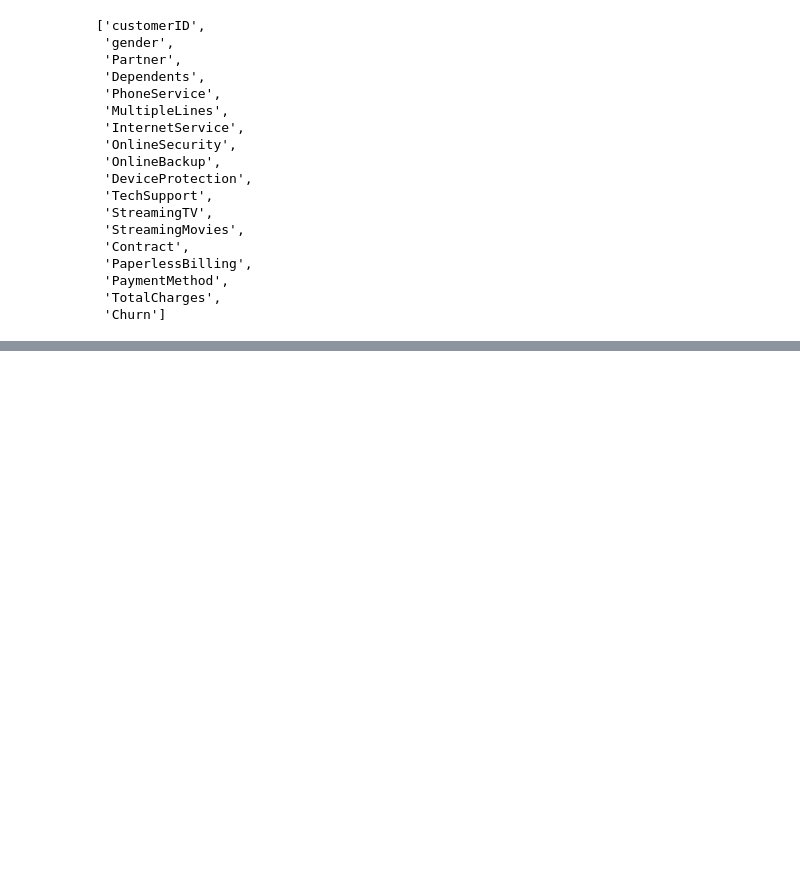
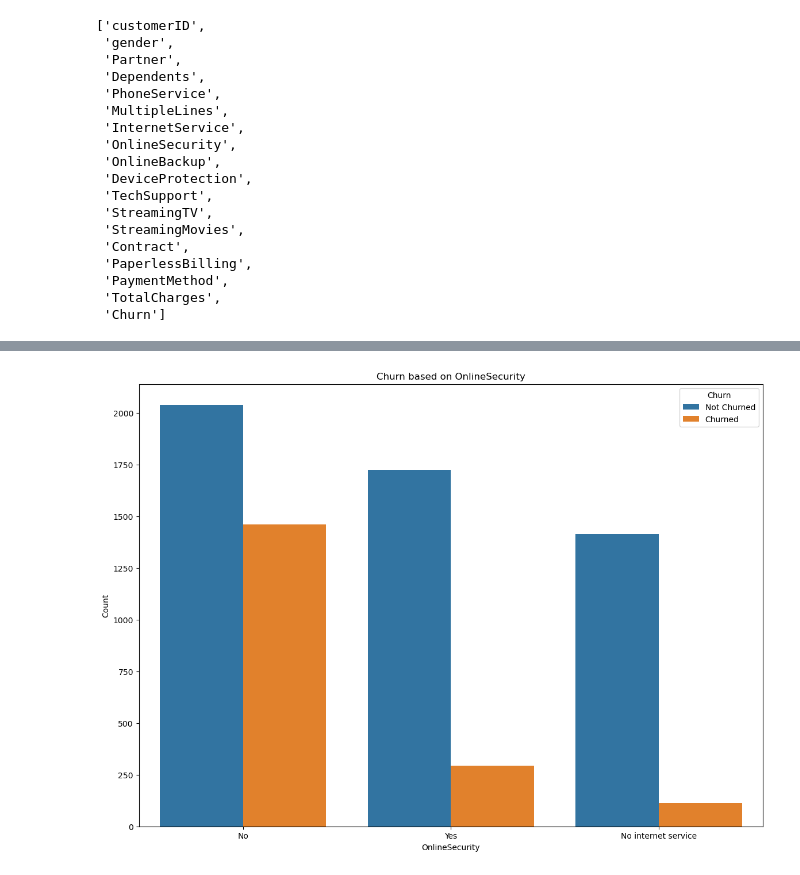
Before and after one commit to Mohamed-Maaz-Rehan/Telecom-Churn-Prediction, a Jupyter notebook: Project.ipynb, the cells around one changed output, grey strips where cells are left out. Saved outputs shown, nothing was run; the diff lists cells and outputs as text; code cells hidden in the pictures; blank space fills up the shorter version.

```diff
--- a/Project.ipynb
+++ b/Project.ipynb
@@ -168,0 +243,10 @@ df.select_dtypes(include=['object']).columns.tolist()
+# %%
+plt.figure(figsize=(14, 10))
+sns.countplot(data=df, x='OnlineSecurity', hue='Churn')
+plt.title('Churn based on OnlineSecurity')
+plt.xlabel('OnlineSecurity')
+plt.ylabel('Count')
+plt.legend(title='Churn', labels=['Not Churned', 'Churned'])
+plt.show()
+# %% [output]
+[figure, added]
```
Also changed, not shown: parts of 10 cells of this notebook, 1 other file.
